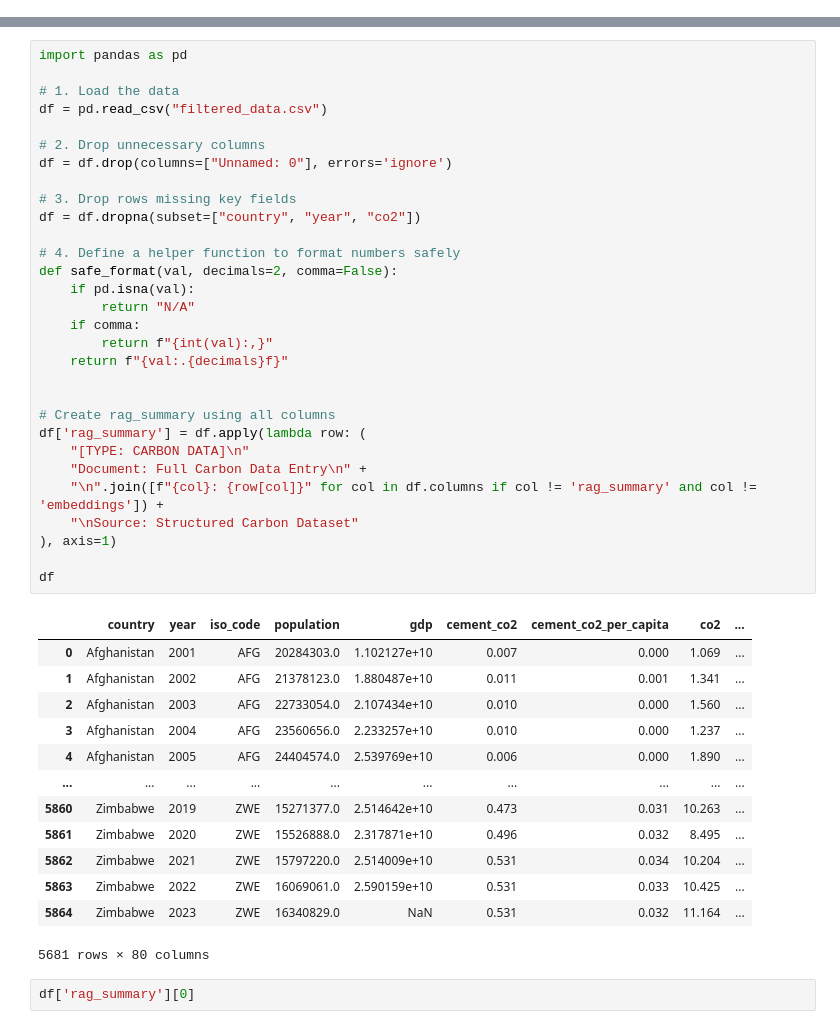
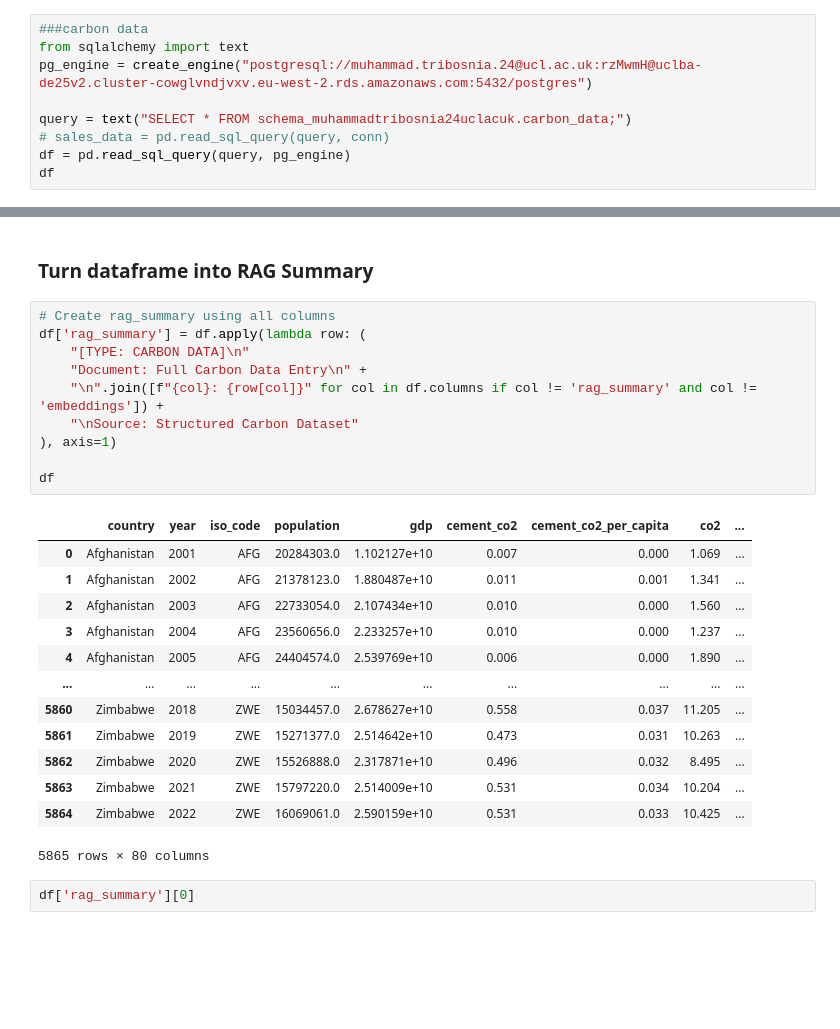
Before and after one commit to rezabosnia/emission_RAG, a Jupyter notebook: RAG_model.ipynb, the cells around one changed output, grey strips where cells are left out. Drawn from its saved outputs; the diff is of its cells as text; blank space fills up the shorter version.

Commit message:
Changes the format, add databases

```diff
--- a/RAG_model.ipynb
+++ b/RAG_model.ipynb
@@ -75,0 +231,9 @@ filtered_df.to_csv('filtered_data.csv')
+# %%
+###carbon data
+from sqlalchemy import text
+pg_engine = create_engine("postgresql://muhammad.tribosnia.24@ucl.ac.uk:rzMwmH@uclba-de25v2.cluster-cowglvndjvxv.eu-west-2.rds.amazonaws.com:5432/postgres")
+
+query = text("SELECT * FROM schema_muhammadtribosnia24uclacuk.carbon_data;")
+# sales_data = pd.read_sql_query(query, conn)
+df = pd.read_sql_query(query, pg_engine)
+df
@@ -76,47 +272,29 @@ filtered_df.to_csv('filtered_data.csv')
+# %% [markdown]
+### Turn dataframe into RAG Summary
 # %%
-import pandas as pd
-
-# 1. Load the data
-df = pd.read_csv("filtered_data.csv")
-
-# 2. Drop unnecessary columns
-df = df.drop(columns=["Unnamed: 0"], errors='ignore')
-
-# 3. Drop rows missing key fields
-df = df.dropna(subset=["country", "year", "co2"])
-
-# 4. Define a helper function to format numbers safely
-def safe_format(val, decimals=2, comma=False):
-    if pd.isna(val):
-        return "N/A"
-    if comma:
-        return f"{int(val):,}"
-    return f"{val:.{decimals}f}"
-
-
 # Create rag_summary using all columns
 df['rag_summary'] = df.apply(lambda row: (
     "[TYPE: CARBON DATA]\n"
     "Document: Full Carbon Data Entry\n" +
     "\n".join([f"{col}: {row[col]}" for col in df.columns if col != 'rag_summary' and col != 'embeddings']) +
     "\nSource: Structured Carbon Dataset"
 ), axis=1)
 
 df
 # %% [output]
 |  | country | year | iso_code | population | gdp | cement_co2 | cement_co2_per_capita | co2 | ... |
 | 0 | Afghanistan | 2001 | AFG | 20284303.0 | 1.102127e+10 | 0.007 | 0.000 | 1.069 | ... |
 | 1 | Afghanistan | 2002 | AFG | 21378123.0 | 1.880487e+10 | 0.011 | 0.001 | 1.341 | ... |
 | 2 | Afghanistan | 2003 | AFG | 22733054.0 | 2.107434e+10 | 0.010 | 0.000 | 1.560 | ... |
 | 3 | Afghanistan | 2004 | AFG | 23560656.0 | 2.233257e+10 | 0.010 | 0.000 | 1.237 | ... |
 | 4 | Afghanistan | 2005 | AFG | 24404574.0 | 2.539769e+10 | 0.006 | 0.000 | 1.890 | ... |
 | ... | ... | ... | ... | ... | ... | ... | ... | ... | ... |
-| 5860 | Zimbabwe | 2019 | ZWE | 15271377.0 | 2.514642e+10 | 0.473 | 0.031 | 10.263 | ... |
-| 5861 | Zimbabwe | 2020 | ZWE | 15526888.0 | 2.317871e+10 | 0.496 | 0.032 | 8.495 | ... |
-| 5862 | Zimbabwe | 2021 | ZWE | 15797220.0 | 2.514009e+10 | 0.531 | 0.034 | 10.204 | ... |
-| 5863 | Zimbabwe | 2022 | ZWE | 16069061.0 | 2.590159e+10 | 0.531 | 0.033 | 10.425 | ... |
-| 5864 | Zimbabwe | 2023 | ZWE | 16340829.0 | NaN | 0.531 | 0.032 | 11.164 | ... |
+| 5860 | Zimbabwe | 2018 | ZWE | 15034457.0 | 2.678627e+10 | 0.558 | 0.037 | 11.205 | ... |
+| 5861 | Zimbabwe | 2019 | ZWE | 15271377.0 | 2.514642e+10 | 0.473 | 0.031 | 10.263 | ... |
+| 5862 | Zimbabwe | 2020 | ZWE | 15526888.0 | 2.317871e+10 | 0.496 | 0.032 | 8.495 | ... |
+| 5863 | Zimbabwe | 2021 | ZWE | 15797220.0 | 2.514009e+10 | 0.531 | 0.034 | 10.204 | ... |
+| 5864 | Zimbabwe | 2022 | ZWE | 16069061.0 | 2.590159e+10 | 0.531 | 0.033 | 10.425 | ... |
-5681 rows × 80 columns
+5865 rows × 80 columns
 # %%
 df['rag_summary'][0]
 # %% [output]
```
Also changed, not shown: parts of 68 cells of this notebook.
